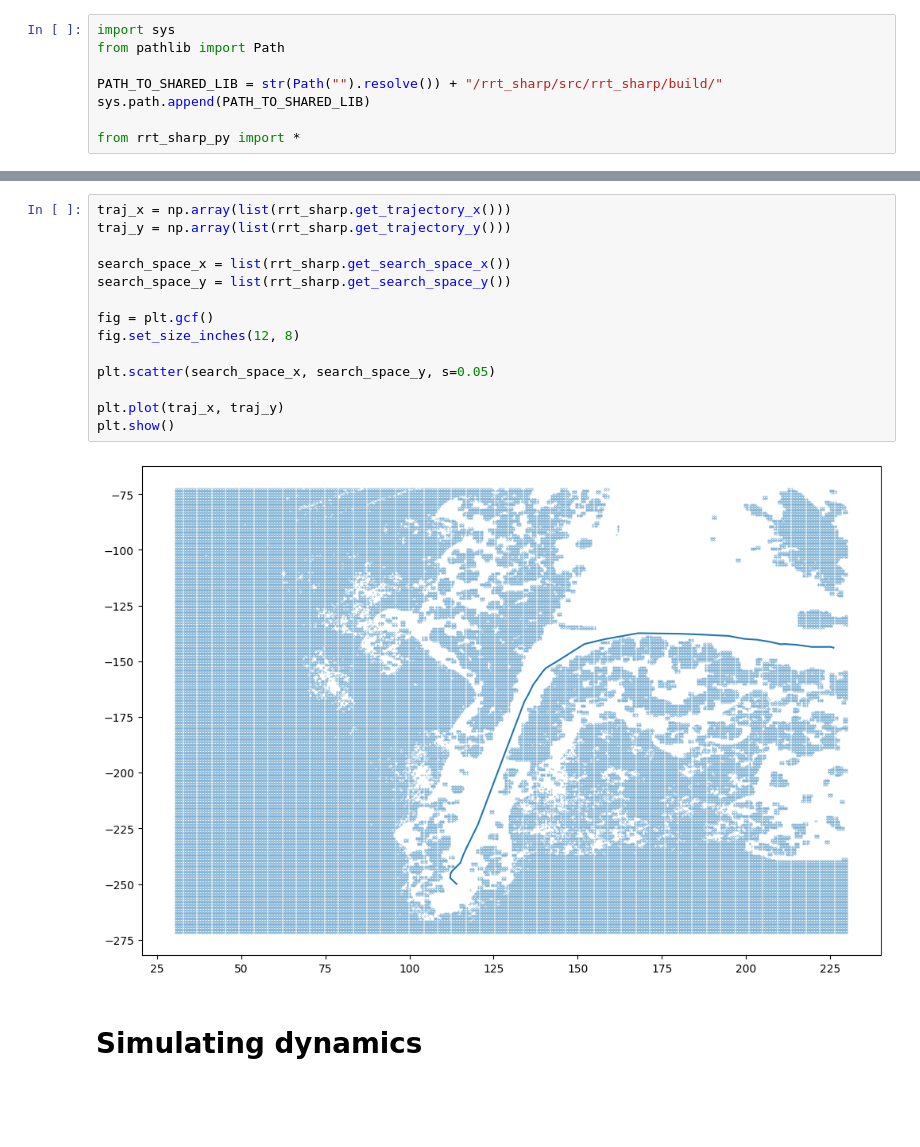
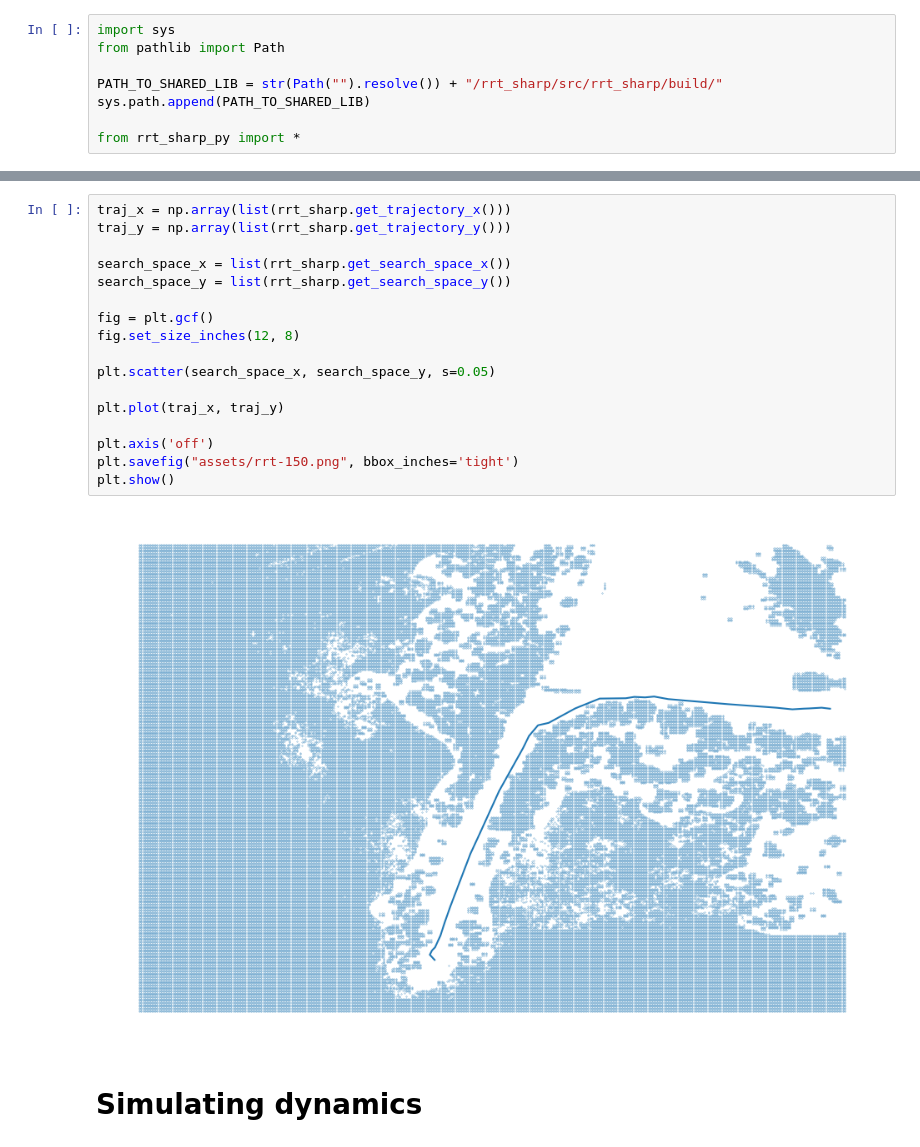
Before and after one commit to Antoine-Bergerault/OCRL-Project, a Jupyter notebook: main.ipynb, the cells around one changed output, grey strips where cells are left out. Drawn from its saved outputs; the diff is of its cells as text; blank space fills up the shorter version.

```diff
--- a/main.ipynb
+++ b/main.ipynb
@@ -57,19 +72,22 @@ rrt_sharp.run()
 # %%
 traj_x = np.array(list(rrt_sharp.get_trajectory_x()))
 traj_y = np.array(list(rrt_sharp.get_trajectory_y()))
 
 search_space_x = list(rrt_sharp.get_search_space_x())
 search_space_y = list(rrt_sharp.get_search_space_y())
 
 fig = plt.gcf()
 fig.set_size_inches(12, 8)
 
 plt.scatter(search_space_x, search_space_y, s=0.05)
 
 plt.plot(traj_x, traj_y)
+
+plt.axis('off')
+plt.savefig("assets/rrt-150.png", bbox_inches='tight')
 plt.show()
 # %% [output]
-[figure, old version]
+[figure, new version]
 # %% [markdown]
 # Simulating dynamics
 # %%
```
Also changed, not shown: parts of 6 cells of this notebook, 5 other files.
